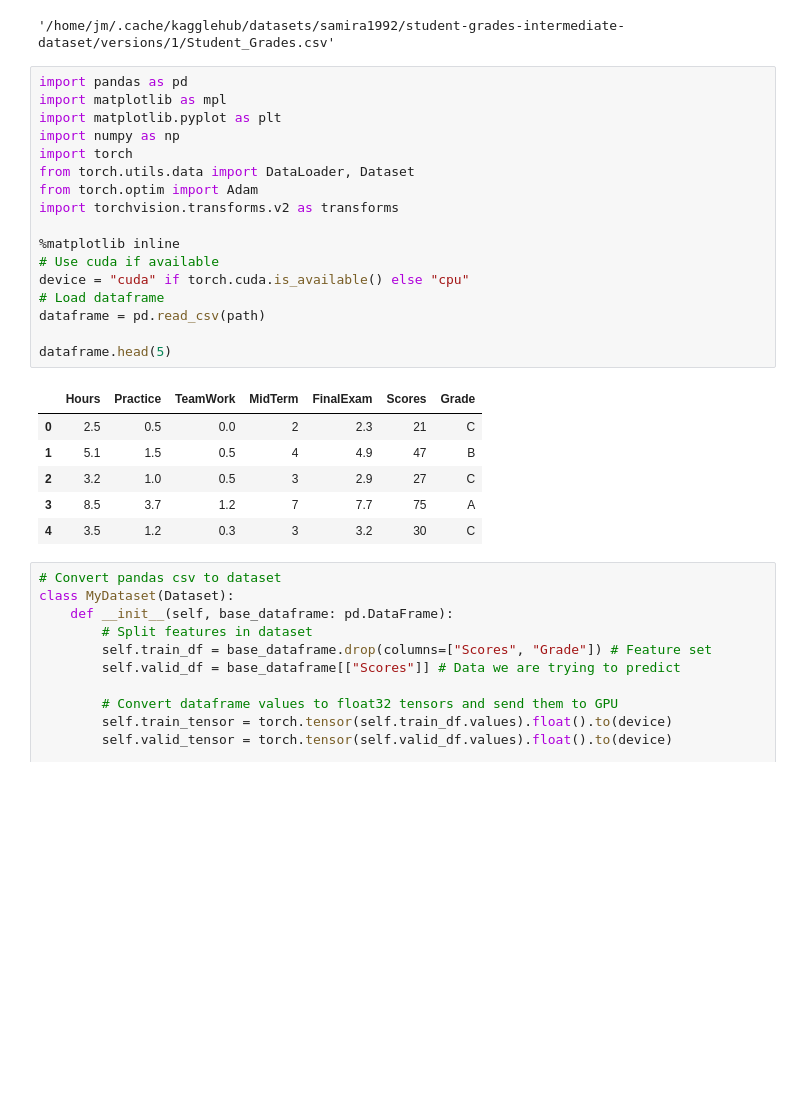
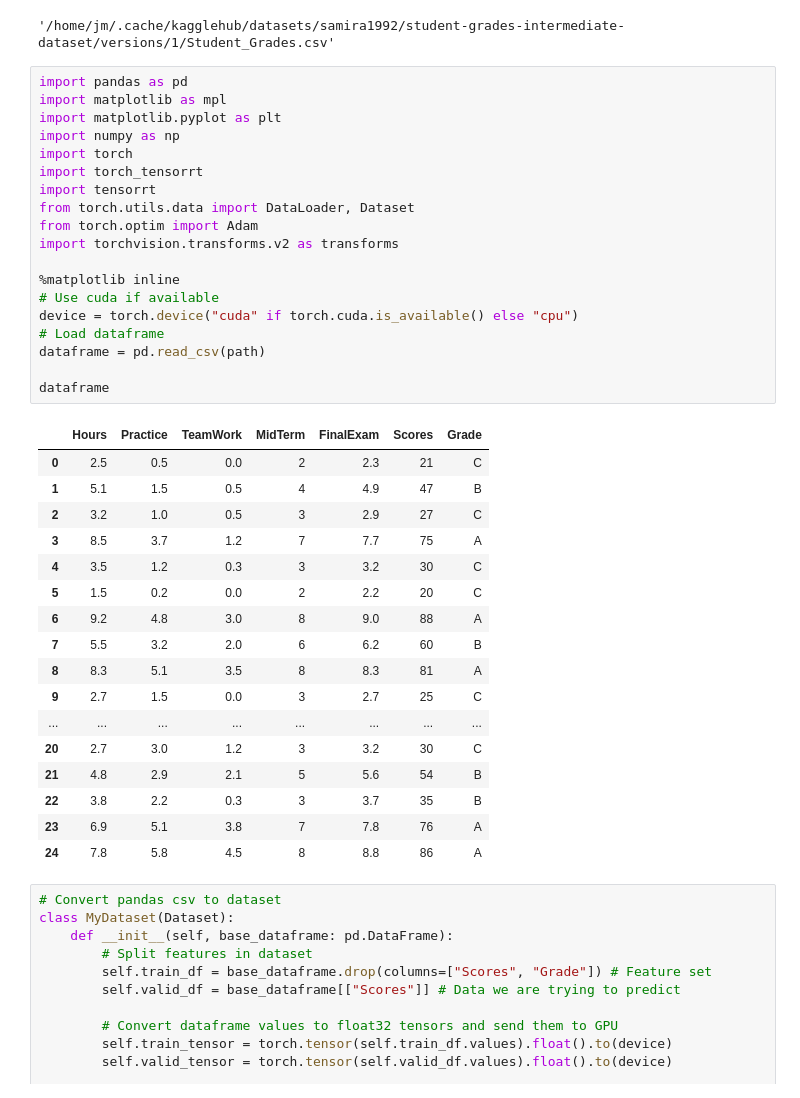
Before and after one commit to skaarfundgandr/Machine_Learning, a Jupyter notebook: Projects/Grade_Prediction/Grade_Prediction.ipynb, the cells around one changed output. Cells and saved outputs as stored; diff of their text form; blank space fills up the shorter version.

```diff
--- a/Projects/Grade_Prediction/Grade_Prediction.ipynb
+++ b/Projects/Grade_Prediction/Grade_Prediction.ipynb
@@ -17,27 +17,40 @@ path
 # %%
 import pandas as pd
 import matplotlib as mpl
 import matplotlib.pyplot as plt
 import numpy as np
 import torch
+import torch_tensorrt
+import tensorrt
 from torch.utils.data import DataLoader, Dataset
 from torch.optim import Adam
 import torchvision.transforms.v2 as transforms
 
 %matplotlib inline
 # Use cuda if available
-device = "cuda" if torch.cuda.is_available() else "cpu"
+device = torch.device("cuda" if torch.cuda.is_available() else "cpu")
 # Load dataframe
 dataframe = pd.read_csv(path)
 
-dataframe.head(5)
+dataframe
 # %% [output]
 |  | Hours | Practice | TeamWork | MidTerm | FinalExam | Scores | Grade |
 | 0 | 2.5 | 0.5 | 0.0 | 2 | 2.3 | 21 | C |
 | 1 | 5.1 | 1.5 | 0.5 | 4 | 4.9 | 47 | B |
 | 2 | 3.2 | 1.0 | 0.5 | 3 | 2.9 | 27 | C |
 | 3 | 8.5 | 3.7 | 1.2 | 7 | 7.7 | 75 | A |
 | 4 | 3.5 | 1.2 | 0.3 | 3 | 3.2 | 30 | C |
+| 5 | 1.5 | 0.2 | 0.0 | 2 | 2.2 | 20 | C |
+| 6 | 9.2 | 4.8 | 3.0 | 8 | 9.0 | 88 | A |
+| 7 | 5.5 | 3.2 | 2.0 | 6 | 6.2 | 60 | B |
+| 8 | 8.3 | 5.1 | 3.5 | 8 | 8.3 | 81 | A |
+| 9 | 2.7 | 1.5 | 0.0 | 3 | 2.7 | 25 | C |
+| ... | ... | ... | ... | ... | ... | ... | ... |
+| 20 | 2.7 | 3.0 | 1.2 | 3 | 3.2 | 30 | C |
+| 21 | 4.8 | 2.9 | 2.1 | 5 | 5.6 | 54 | B |
+| 22 | 3.8 | 2.2 | 0.3 | 3 | 3.7 | 35 | B |
+| 23 | 6.9 | 5.1 | 3.8 | 7 | 7.8 | 76 | A |
+| 24 | 7.8 | 5.8 | 4.5 | 8 | 8.8 | 86 | A |
 # %%
 # Convert pandas csv to dataset
 class MyDataset(Dataset):
```
Also changed, not shown: parts of 4 cells of this notebook, 3 other files.
